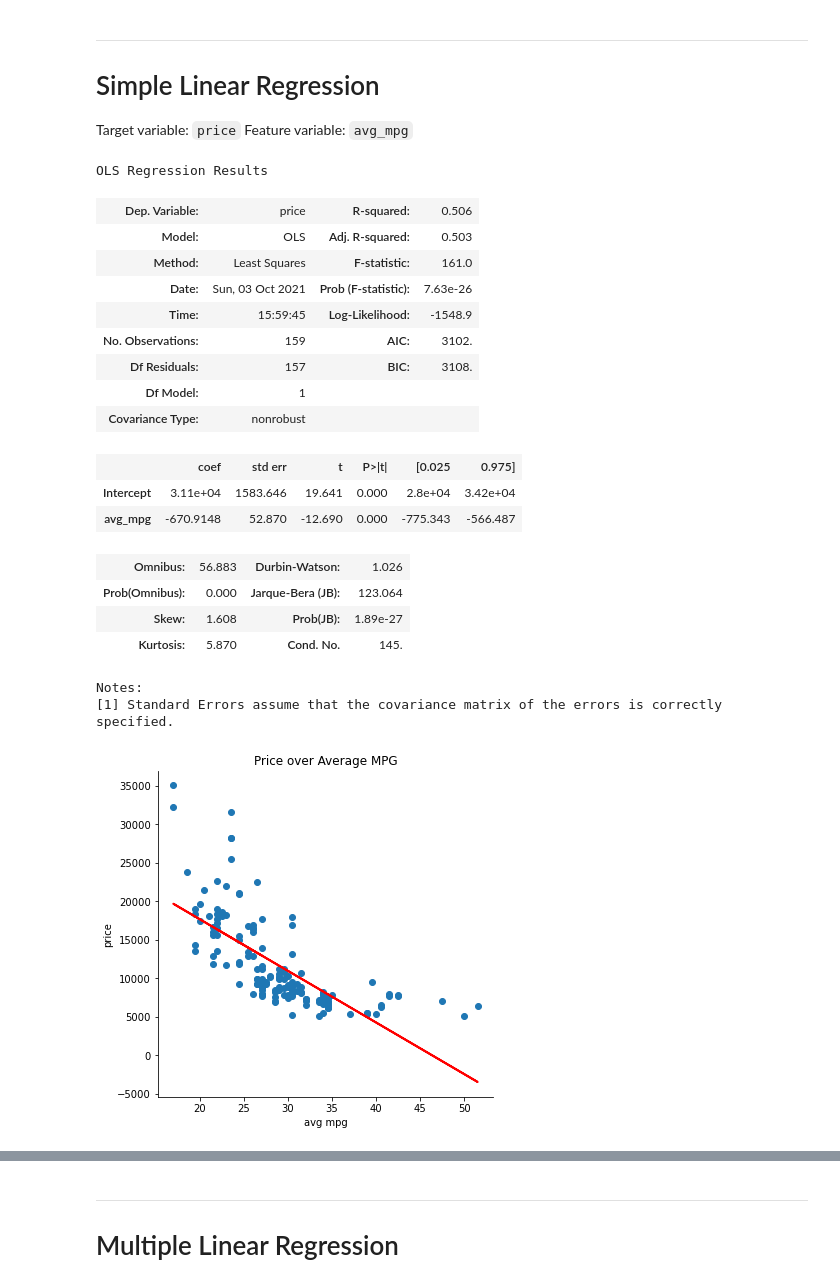
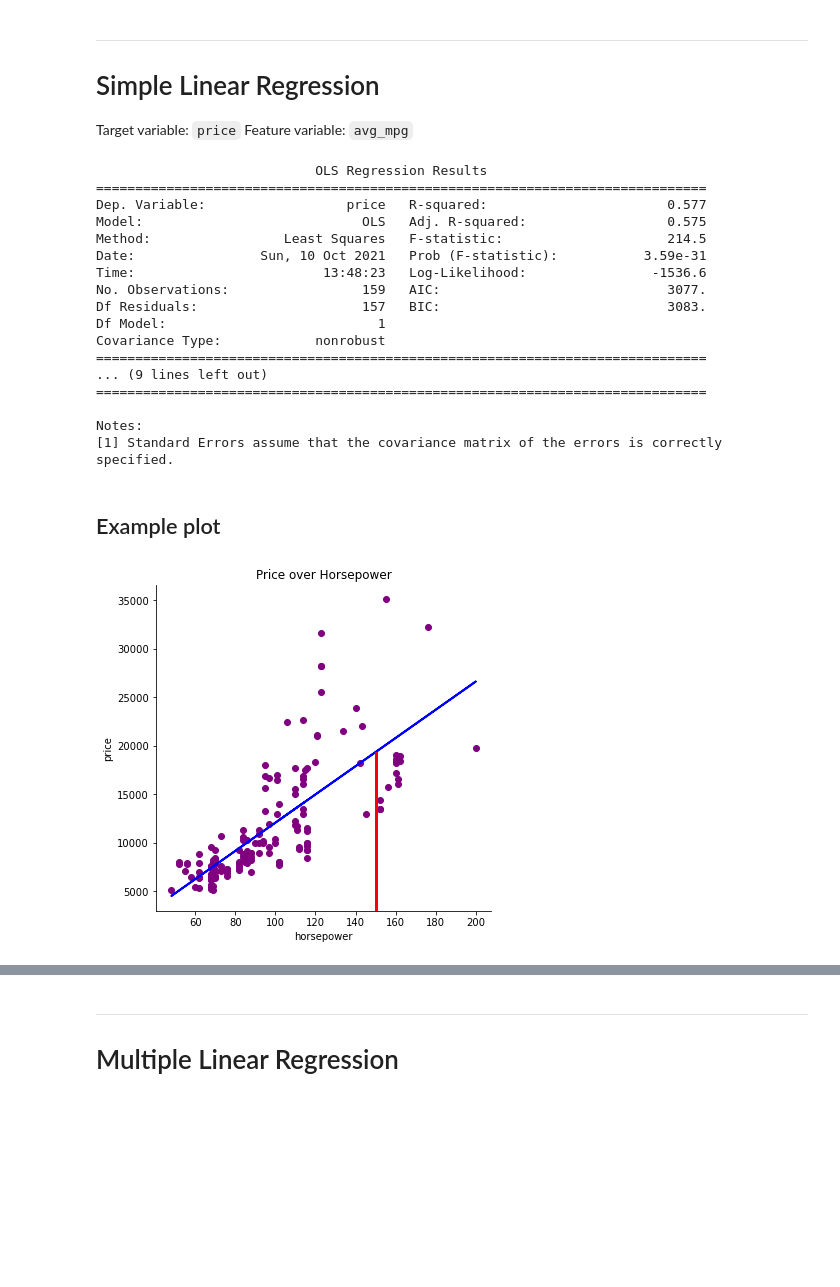
Before and after one commit to Isaac1o/MSDS_610_Linear_Regression, a Jupyter notebook: code_present.ipynb, the cells around one changed output, grey strips where cells are left out. Saved outputs shown, nothing was run; the diff lists cells and outputs as text; code cells hidden in the pictures; blank space fills up the shorter version.

```diff
--- a/code_present.ipynb
+++ b/code_present.ipynb
@@ -52,45 +52,48 @@ Target variable: `price`
 Feature variable: `avg_mpg`
 # %%
 # make model
-slr_model = smf.ols('price ~ avg_mpg', data=df).fit()
-slr_model.summary()
+slr_model = smf.ols('price ~ horsepower', data=df).fit()
+print(slr_model.summary())
 # %% [output]
-OLS Regression Results
+                            OLS Regression Results
+==============================================================================
+Dep. Variable:                  price   R-squared:                       0.577
+Model:                            OLS   Adj. R-squared:                  0.575
+Method:                 Least Squares   F-statistic:                     214.5
+Date:                Sun, 10 Oct 2021   Prob (F-statistic):           3.59e-31
+Time:                        13:48:23   Log-Likelihood:                -1536.6
+No. Observations:                 159   AIC:                             3077.
+Df Residuals:                     157   BIC:                             3083.
+Df Model:                           1
+Covariance Type:            nonrobust
+==============================================================================
+... (9 lines left out)
+==============================================================================
+
+Notes:
+[1] Standard Errors assume that the covariance matrix of the errors is correctly specified.
-| Dep. Variable: | price | R-squared: | 0.506 |
-| Model: | OLS | Adj. R-squared: | 0.503 |
-| Method: | Least Squares | F-statistic: | 161.0 |
-| Date: | Sun, 03 Oct 2021 | Prob (F-statistic): | 7.63e-26 |
-| Time: | 15:59:45 | Log-Likelihood: | -1548.9 |
-| No. Observations: | 159 | AIC: | 3102. |
-| Df Residuals: | 157 | BIC: | 3108. |
-| Df Model: | 1 |  |  |
-| Covariance Type: | nonrobust |  |  |
-|  | coef | std err | t | P>|t| | [0.025 | 0.975] |
-| Intercept | 3.11e+04 | 1583.646 | 19.641 | 0.000 | 2.8e+04 | 3.42e+04 |
-| avg_mpg | -670.9148 | 52.870 | -12.690 | 0.000 | -775.343 | -566.487 |
-| Omnibus: | 56.883 | Durbin-Watson: | 1.026 |
-| Prob(Omnibus): | 0.000 | Jarque-Bera (JB): | 123.064 |
-| Skew: | 1.608 | Prob(JB): | 1.89e-27 |
-| Kurtosis: | 5.870 | Cond. No. | 145. |
-Notes:
-[1] Standard Errors assume that the covariance matrix of the errors is correctly specified.
+# %% [markdown]
+## Example plot
 # %%
 # plot slr model
 fig, ax = plt.subplots(figsize=(6,6))
 
-ax.scatter(df['avg_mpg'], df['price'])
-ax.set_xlabel('avg mpg')
+ax.scatter(df['horsepower'], df['price'], color='purple')
+ax.set_xlabel('horsepower')
 ax.set_ylabel('price')
-ax.set_title('Price over Average MPG')
+ax.set_title('Price over Horsepower')
 
 # regression line
-beta, y_inter = np.polyfit(df['avg_mpg'], df['price'], 1)
-ax.plot(df['avg_mpg'], beta * df['avg_mpg'] + y_inter, c='red', lw=2)
+beta, y_inter = np.polyfit(df['horsepower'], df['price'], 1)
+ax.plot(df['horsepower'], beta * df['horsepower'] + y_inter, c='blue', lw=2)
+
+# sample calculation
+ax.axvline(150, ymin=0, ymax=.485, lw=3, color='red')
 
 #clean up plot
 ax.spines['top'].set_visible(False)
 ax.spines['right'].set_visible(False)
 
 plt.show()
 # %% [output]
-[figure, old version]
+[figure, new version]
```
Also changed, not shown: parts of 12 cells of this notebook.
